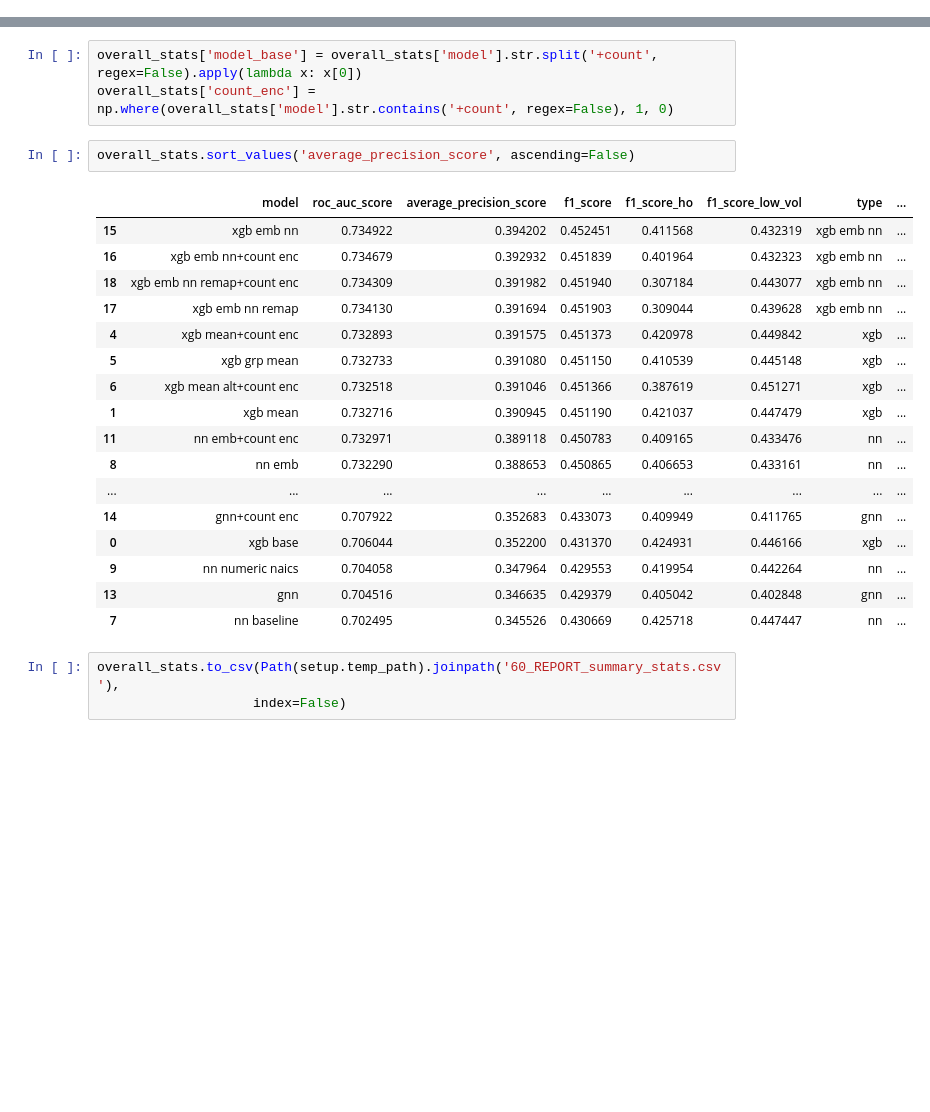
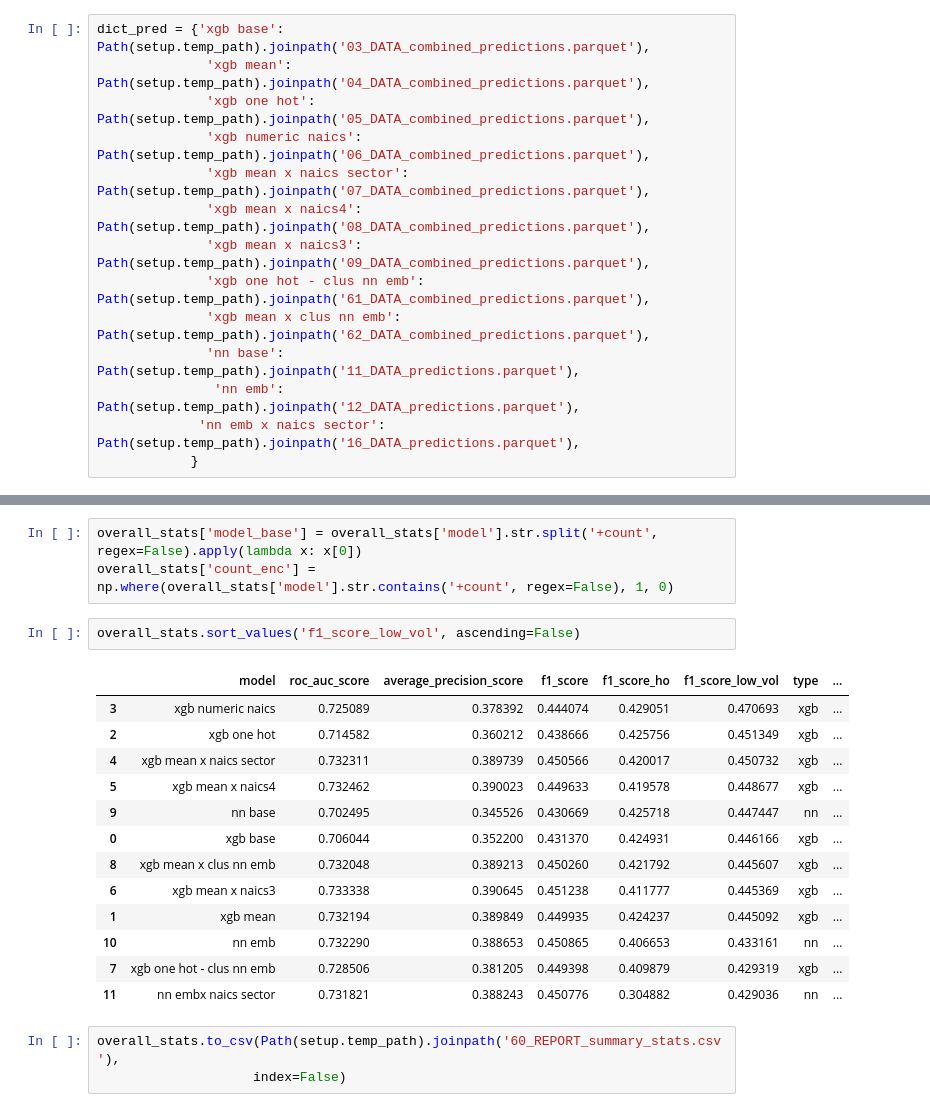
Before and after one commit to vla6/Blog_gnn_naics, a Jupyter notebook: 80_perf_summary.ipynb, the cells around one changed output, grey strips where cells are left out. Saved outputs shown, nothing was run; the diff lists cells and outputs as text; blank space fills up the shorter version.

```diff
--- a/80_perf_summary.ipynb
+++ b/80_perf_summary.ipynb
@@ -54,3 +54,17 @@ dict_pred = {'xgb base': Path(setup.temp_path).joinpath('03_DATA_combined_predic
+# %%
+dict_pred = {'xgb base': Path(setup.temp_path).joinpath('03_DATA_combined_predictions.parquet'),
+              'xgb mean':  Path(setup.temp_path).joinpath('04_DATA_combined_predictions.parquet'),
+              'xgb one hot':  Path(setup.temp_path).joinpath('05_DATA_combined_predictions.parquet'),
+              'xgb numeric naics':  Path(setup.temp_path).joinpath('06_DATA_combined_predictions.parquet'),
+              'xgb mean x naics sector':  Path(setup.temp_path).joinpath('07_DATA_combined_predictions.parquet'),
+              'xgb mean x naics4':  Path(setup.temp_path).joinpath('08_DATA_combined_predictions.parquet'),
+              'xgb mean x naics3':  Path(setup.temp_path).joinpath('09_DATA_combined_predictions.parquet'),
+              'xgb one hot - clus nn emb':  Path(setup.temp_path).joinpath('61_DATA_combined_predictions.parquet'),
+              'xgb mean x clus nn emb':  Path(setup.temp_path).joinpath('62_DATA_combined_predictions.parquet'),
+              'nn base': Path(setup.temp_path).joinpath('11_DATA_predictions.parquet'),
+               'nn emb': Path(setup.temp_path).joinpath('12_DATA_predictions.parquet'),
+             'nn emb x naics sector': Path(setup.temp_path).joinpath('16_DATA_predictions.parquet'),
+            }
 # %%
 # Verify these all exist
 all([Path(v).exists() for k, v in dict_pred.items()])
@@ -257,25 +263,21 @@ overall_stats['type'] = np.select(cond, choice, 'nn')
 overall_stats['model_base'] = overall_stats['model'].str.split('+count', regex=False).apply(lambda x: x[0])
 overall_stats['count_enc'] = np.where(overall_stats['model'].str.contains('+count', regex=False), 1, 0)
 # %%
-overall_stats.sort_values('average_precision_score', ascending=False)
+overall_stats.sort_values('f1_score_low_vol', ascending=False)
 # %% [output]
 |  | model | roc_auc_score | average_precision_score | f1_score | f1_score_ho | f1_score_low_vol | type | ... |
-| 15 | xgb emb nn | 0.734922 | 0.394202 | 0.452451 | 0.411568 | 0.432319 | xgb emb nn | ... |
-| 16 | xgb emb nn+count enc | 0.734679 | 0.392932 | 0.451839 | 0.401964 | 0.432323 | xgb emb nn | ... |
-| 18 | xgb emb nn remap+count enc | 0.734309 | 0.391982 | 0.451940 | 0.307184 | 0.443077 | xgb emb nn | ... |
-| 17 | xgb emb nn remap | 0.734130 | 0.391694 | 0.451903 | 0.309044 | 0.439628 | xgb emb nn | ... |
-| 4 | xgb mean+count enc | 0.732893 | 0.391575 | 0.451373 | 0.420978 | 0.449842 | xgb | ... |
-| 5 | xgb grp mean | 0.732733 | 0.391080 | 0.451150 | 0.410539 | 0.445148 | xgb | ... |
-| 6 | xgb mean alt+count enc | 0.732518 | 0.391046 | 0.451366 | 0.387619 | 0.451271 | xgb | ... |
-| 1 | xgb mean | 0.732716 | 0.390945 | 0.451190 | 0.421037 | 0.447479 | xgb | ... |
-| 11 | nn emb+count enc | 0.732971 | 0.389118 | 0.450783 | 0.409165 | 0.433476 | nn | ... |
-| 8 | nn emb | 0.732290 | 0.388653 | 0.450865 | 0.406653 | 0.433161 | nn | ... |
-| ... | ... | ... | ... | ... | ... | ... | ... | ... |
-| 14 | gnn+count enc | 0.707922 | 0.352683 | 0.433073 | 0.409949 | 0.411765 | gnn | ... |
+| 3 | xgb numeric naics | 0.725089 | 0.378392 | 0.444074 | 0.429051 | 0.470693 | xgb | ... |
+| 2 | xgb one hot | 0.714582 | 0.360212 | 0.438666 | 0.425756 | 0.451349 | xgb | ... |
+| 4 | xgb mean x naics sector | 0.732311 | 0.389739 | 0.450566 | 0.420017 | 0.450732 | xgb | ... |
+| 5 | xgb mean x naics4 | 0.732462 | 0.390023 | 0.449633 | 0.419578 | 0.448677 | xgb | ... |
+| 9 | nn base | 0.702495 | 0.345526 | 0.430669 | 0.425718 | 0.447447 | nn | ... |
 | 0 | xgb base | 0.706044 | 0.352200 | 0.431370 | 0.424931 | 0.446166 | xgb | ... |
-| 9 | nn numeric naics | 0.704058 | 0.347964 | 0.429553 | 0.419954 | 0.442264 | nn | ... |
-| 13 | gnn | 0.704516 | 0.346635 | 0.429379 | 0.405042 | 0.402848 | gnn | ... |
-| 7 | nn baseline | 0.702495 | 0.345526 | 0.430669 | 0.425718 | 0.447447 | nn | ... |
+| 8 | xgb mean x clus nn emb | 0.732048 | 0.389213 | 0.450260 | 0.421792 | 0.445607 | xgb | ... |
+| 6 | xgb mean x naics3 | 0.733338 | 0.390645 | 0.451238 | 0.411777 | 0.445369 | xgb | ... |
+| 1 | xgb mean | 0.732194 | 0.389849 | 0.449935 | 0.424237 | 0.445092 | xgb | ... |
+| 10 | nn emb | 0.732290 | 0.388653 | 0.450865 | 0.406653 | 0.433161 | nn | ... |
+| 7 | xgb one hot - clus nn emb | 0.728506 | 0.381205 | 0.449398 | 0.409879 | 0.429319 | xgb | ... |
+| 11 | nn embx naics sector | 0.731821 | 0.388243 | 0.450776 | 0.304882 | 0.429036 | nn | ... |
 # %%
 overall_stats.to_csv(Path(setup.temp_path).joinpath('60_REPORT_summary_stats.csv'),
                     index=False)
```
Also changed, not shown: parts of 10 cells of this notebook, 26 other files.
